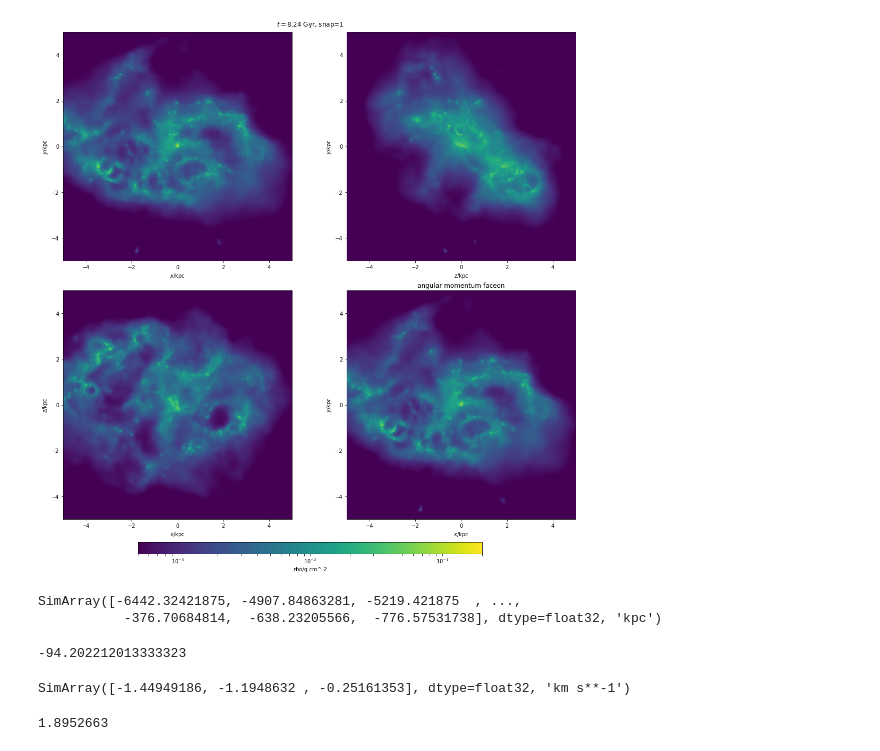
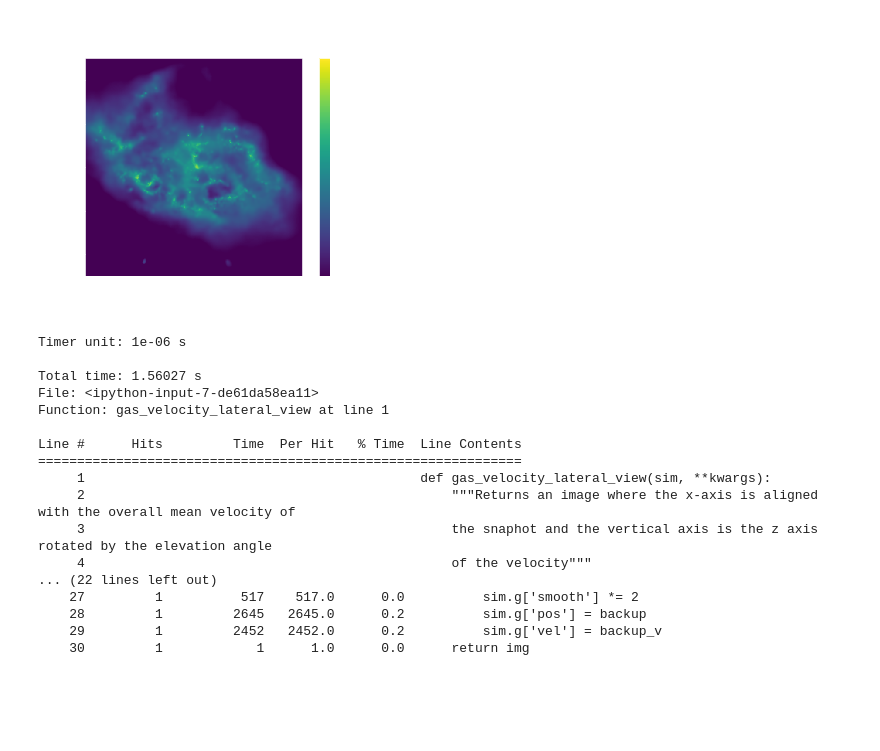
Before and after one commit to elehcim/simulation, a Jupyter notebook: notebooks/Gas projection.ipynb, the cells around one changed output. Cells and saved outputs as stored; diff of their text form; code cells hidden in the pictures; blank space fills up the shorter version.

Commit message:
Add gas rendering and projection along with stars

```diff
--- a/notebooks/Gas projection.ipynb
+++ b/notebooks/Gas projection.ipynb
@@ -4,5 +4,8 @@ import numpy as np
 import pynbody
 from pynbody.plot import sph
 import matplotlib.pylab as plt
+plt.style.use('dark_background')
 
+import ipywidgets
+from ipywidgets import interact, interactive, fixed, interact_manual
 from snap_io import load_moria_sim_and_kicked, load_moria, load_kicked, load_sim
@@ -75,0 +38,31 @@ def gas_orthogonal_projection(sim, qty='rho', **kwargs):
+# %%
+def gas_velocity_lateral_view(sim, **kwargs):
+    """Returns an image where the x-axis is aligned with the overall mean velocity of
+    the snaphot and the vertical axis is the z axis rotated by the elevation angle
+    of the velocity"""
+    sim.properties.pop('boxsize', None)
+    sim.g['smooth'] /= 2
+    pynbody.analysis.halo.center(sim)
+    velocity = sim['vel'].mean(axis=0)
+    backup = sim.g['pos'].copy()
+    backup_v = sim.g['vel'].copy()
+    v_xy = np.linalg.norm(velocity[0:2])
+    v_x, v_y, v_z = velocity
+    alpha = np.sign(v_y) * np.arccos(v_x/v_xy) * 180.0/np.pi
+    theta = np.arctan(v_z/v_xy) * 180.0/np.pi
+    r1=sim.g.rotate_z(alpha)
+    r2=sim.g.rotate_y(theta)
+    try:
+        snap = int(sim.filename[-4:])
+        with np_printoptions(precision=2):
+            title = '$t={:5.2f}$ Gyr, snap={}\nv = {}'.format(sim.properties['time'].in_units("Gyr"), snap, velocity)
+        img = sph.image(sim.g, qty="rho", units="g cm^-2", title=title, **kwargs)
+    finally:
+        # revert is costly (7% for each transformation w.r.t. the sph.image function)
+        # and does not work when the transformation has been applied on a particle family
+#         r2.revert()
+#         r1.revert()
+        sim.g['smooth'] *= 2
+        sim.g['pos'] = backup
+        sim.g['vel'] = backup_v
+    return img
@@ -76,4 +71,21 @@ def gas_orthogonal_projection(sim, qty='rho', **kwargs):
 # %%
-gas_orthogonal_projection(s, width=10, vmin=vmin, vmax=vmax, resolution=resolution);
+%lprun -f gas_velocity_lateral_view gas_velocity_lateral_view(s, width=width, vmin=vmin, vmax=vmax, resolution=resolution)
 # %% [output]
-[figure, old version]
+[figure, new version]
+Timer unit: 1e-06 s
+
+Total time: 1.56027 s
+File: <ipython-input-7-de61da58ea11>
+Function: gas_velocity_lateral_view at line 1
+
+Line #      Hits         Time  Per Hit   % Time  Line Contents
+==============================================================
+     1                                           def gas_velocity_lateral_view(sim, **kwargs):
+     2                                               """Returns an image where the x-axis is aligned with the overall mean velocity of
+     3                                               the snaphot and the vertical axis is the z axis rotated by the elevation angle
+     4                                               of the velocity"""
+... (22 lines left out)
+    27         1          517    517.0      0.0          sim.g['smooth'] *= 2
+    28         1         2645   2645.0      0.2          sim.g['pos'] = backup
+    29         1         2452   2452.0      0.2          sim.g['vel'] = backup_v
+    30         1            1      1.0      0.0      return img
@@ -82,18 +91,0 @@ gas_orthogonal_projection(s, width=10, vmin=vmin, vmax=vmax, resolution=resoluti
-# %%
-s['pos'][:,0]
-# %% [output]
-SimArray([-6442.32421875, -4907.84863281, -5219.421875  , ...,
-           -376.70684814,  -638.23205566,  -776.57531738], dtype=float32, 'kpc')
-# %%
-np.array([ -493.36032104,   138.26968384,    72.48400116]).mean()
-# %% [output]
--94.202212013333323
-# %%
-v=s['vel'].mean(axis=0)
-v
-# %% [output]
-SimArray([-1.44949186, -1.1948632 , -0.25161353], dtype=float32, 'km s**-1')
-# %%
-np.linalg.norm(v)
-# %% [output]
-1.8952663
```
Also changed, not shown: parts of 19 cells of this notebook, 2 other files.
